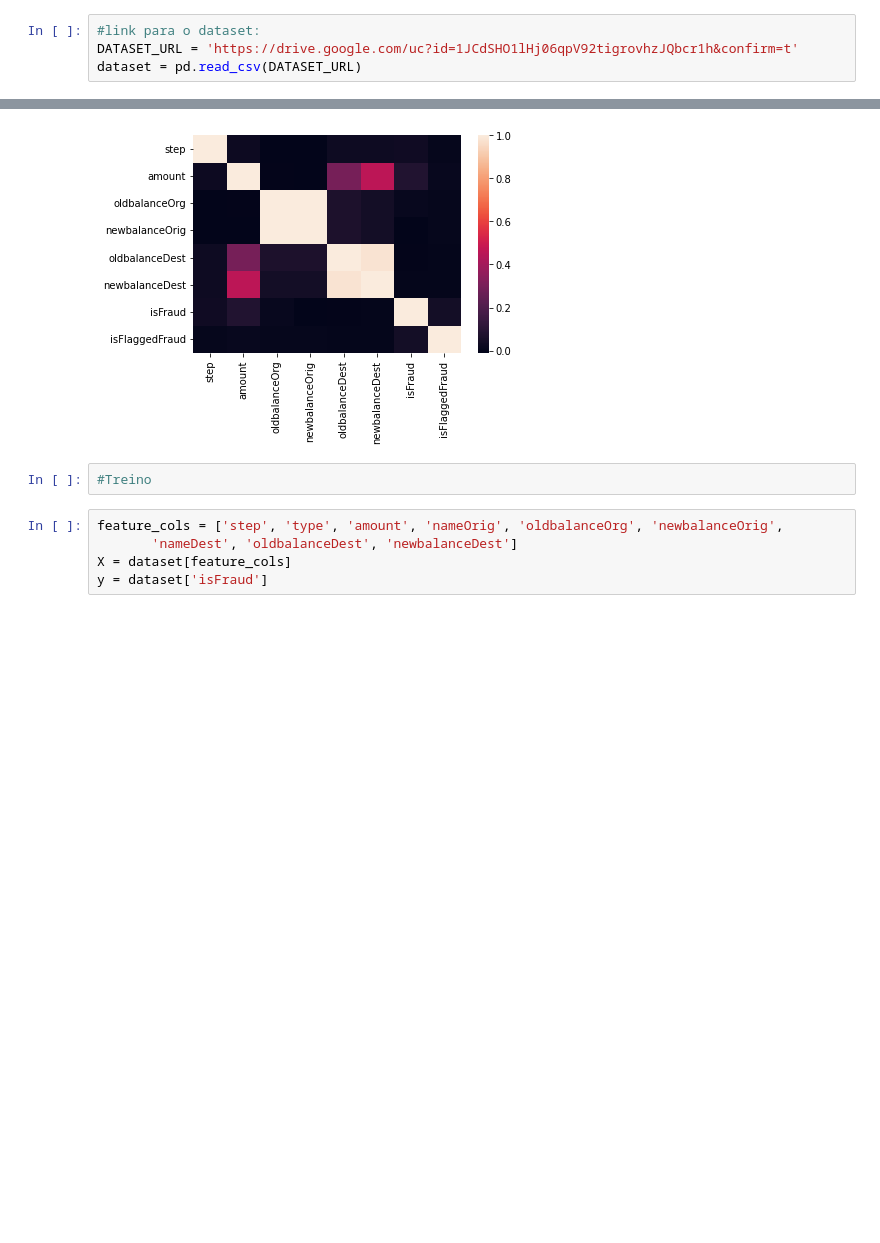
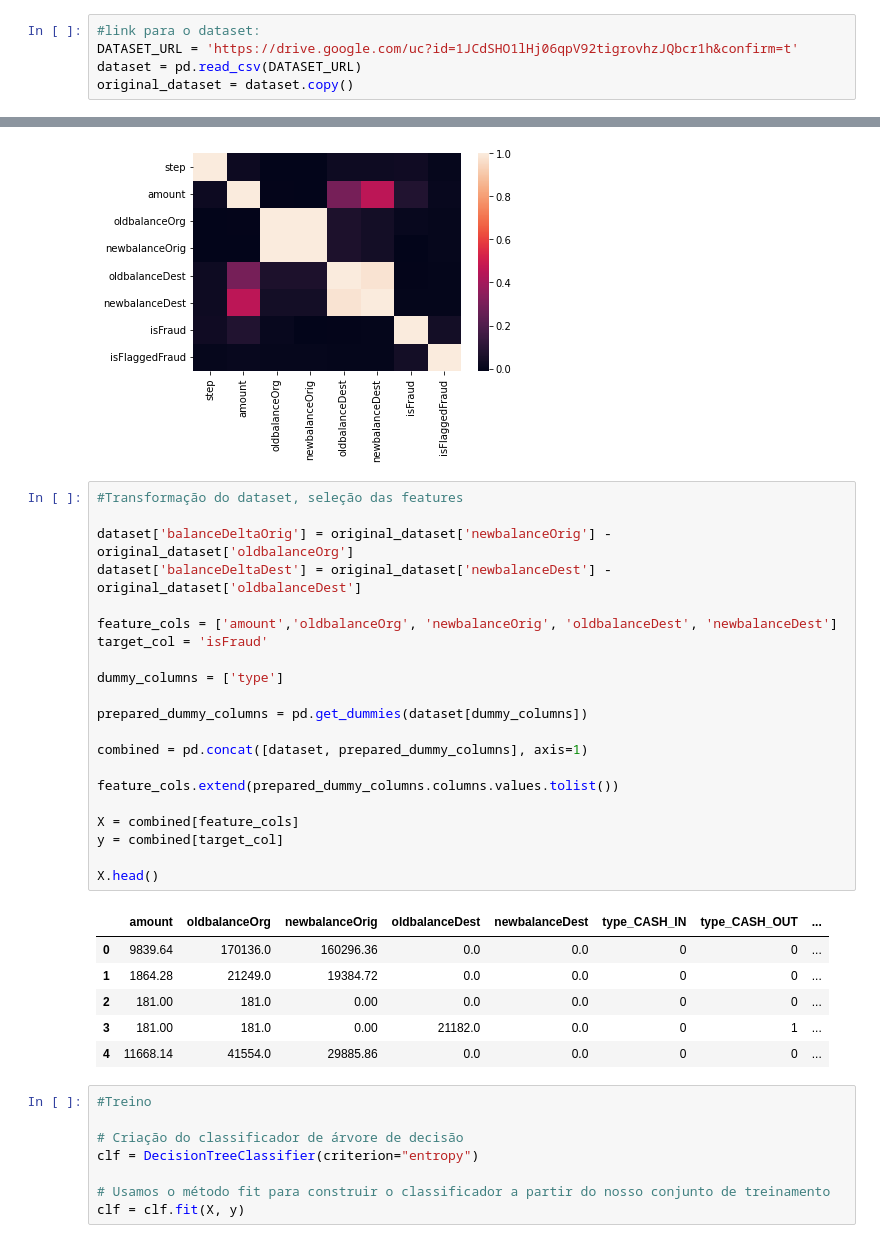
Before and after one commit to leorumma/arvore-decisao-v2, a Jupyter notebook: arvore-decisao-parte2.ipynb, the cells around one changed output, grey strips where cells are left out. Saved outputs shown, nothing was run; the diff lists cells and outputs as text; blank space fills up the shorter version.

Commit message:
avançando para treinamento e teste

```diff
--- a/arvore-decisao-parte2.ipynb
+++ b/arvore-decisao-parte2.ipynb
@@ -12,4 +13,5 @@ import matplotlib.pyplot as plt
 #link para o dataset:
 DATASET_URL = 'https://drive.google.com/uc?id=1JCdSHO1lHj06qpV92tigrovhzJQbcr1h&confirm=t'
 dataset = pd.read_csv(DATASET_URL)
+original_dataset = dataset.copy()
 # %%
@@ -139,11 +121,40 @@ heatmap(dataset.corr())
 <AxesSubplot:>
 [figure]
 # %%
-#Treino
+#Transformação do dataset, seleção das features
+
+dataset['balanceDeltaOrig'] = original_dataset['newbalanceOrig'] - original_dataset['oldbalanceOrg']
+dataset['balanceDeltaDest'] = original_dataset['newbalanceDest'] - original_dataset['oldbalanceDest']
+
+feature_cols = ['amount','oldbalanceOrg', 'newbalanceOrig', 'oldbalanceDest', 'newbalanceDest']
+target_col = 'isFraud'
+
+dummy_columns = ['type']
+
+prepared_dummy_columns = pd.get_dummies(dataset[dummy_columns])
+
+combined = pd.concat([dataset, prepared_dummy_columns], axis=1)
+
+feature_cols.extend(prepared_dummy_columns.columns.values.tolist())
+
+X = combined[feature_cols]
+y = combined[target_col]
+
+X.head()
+# %% [output]
+|  | amount | oldbalanceOrg | newbalanceOrig | oldbalanceDest | newbalanceDest | type_CASH_IN | type_CASH_OUT | ... |
+| 0 | 9839.64 | 170136.0 | 160296.36 | 0.0 | 0.0 | 0 | 0 | ... |
+| 1 | 1864.28 | 21249.0 | 19384.72 | 0.0 | 0.0 | 0 | 0 | ... |
+| 2 | 181.00 | 181.0 | 0.00 | 0.0 | 0.0 | 0 | 0 | ... |
+| 3 | 181.00 | 181.0 | 0.00 | 21182.0 | 0.0 | 0 | 1 | ... |
+| 4 | 11668.14 | 41554.0 | 29885.86 | 0.0 | 0.0 | 0 | 0 | ... |
 # %%
-feature_cols = ['step', 'type', 'amount', 'nameOrig', 'oldbalanceOrg', 'newbalanceOrig',
-       'nameDest', 'oldbalanceDest', 'newbalanceDest']
-X = dataset[feature_cols]
-y = dataset['isFraud']
+#Treino
+
+# Criação do classificador de árvore de decisão
+clf = DecisionTreeClassifier(criterion="entropy")
+
+# Usamos o método fit para construir o classificador a partir do nosso conjunto de treinamento
+clf = clf.fit(X, y)
 # %%
 #Teste
```
Also changed, not shown: parts of 5 cells of this notebook.
